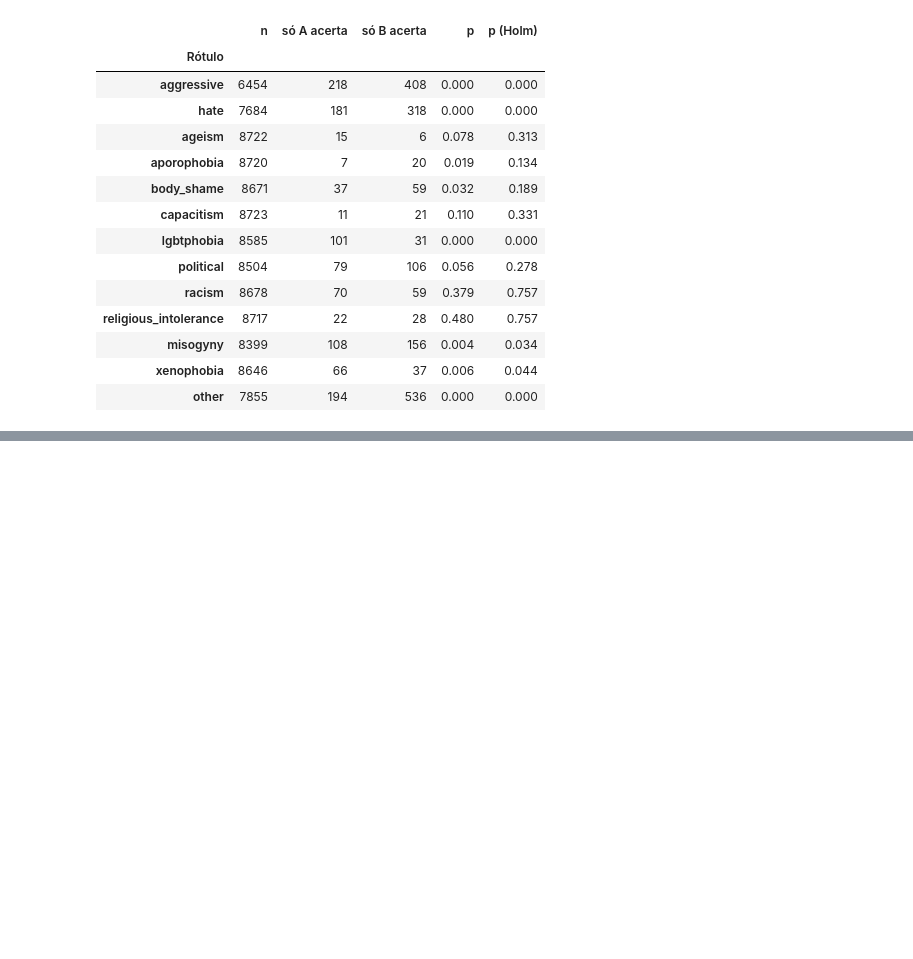
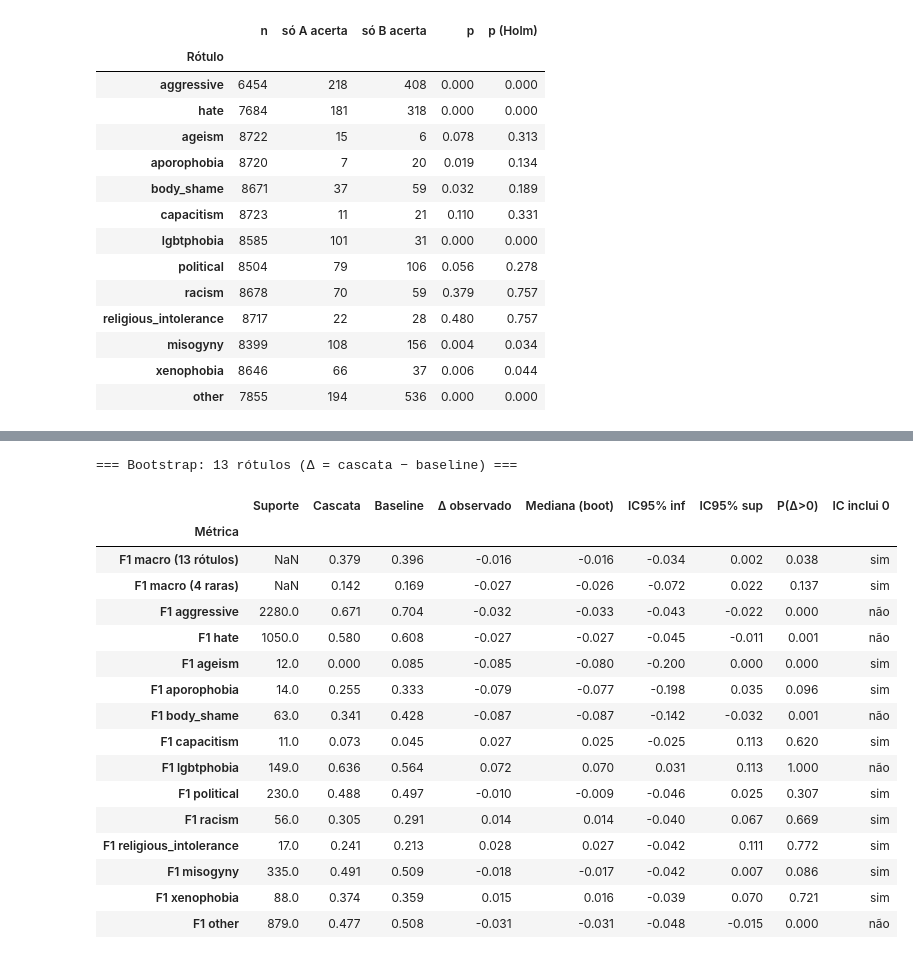
Before and after one commit to caio-bernardo/analise-crimesciberneticos, a Jupyter notebook: Notebooks/3_Simulacao_Oliveira.ipynb, the cells around one changed output, grey strips where cells are left out. Drawn from its saved outputs; the diff is of its cells as text; code cells hidden in the pictures; blank space fills up the shorter version.

Commit message:
feat: resultados do bootstrap + explicações para as células

```diff
--- a/Notebooks/3_Simulacao_Oliveira.ipynb
+++ b/Notebooks/3_Simulacao_Oliveira.ipynb
@@ -543,0 +632,54 @@ else:
+# %%
+# ---------- 13 rótulos (cascata ponta a ponta × baseline de estágio único) ----------
+print("=== Bootstrap: 13 rótulos (Δ = cascata − baseline) ===")
+if not TEM_CASCATA_13:
+    print("Cascata (13 rótulos) não encontrada: bootstrap multirrótulo ignorado.")
+elif 'y_pred_base' not in globals():
+    print("Rode antes a Parte C (baseline de 13 rótulos).")
+else:
+    n = len(Y_total)
+    W = pesos_bootstrap(n)
+    W1 = np.ones((1, n), dtype=np.float32)
+    idx_raras = [colunas_crimes.index(c) for c in RARAS]
+
+    f1_c, _  = f1_por_rotulo(Y_total, y_pred_casc, W)
+    f1_b, _  = f1_por_rotulo(Y_total, y_pred_base, W)
+    f1_c1, _ = f1_por_rotulo(Y_total, y_pred_casc, W1)
+    f1_b1, _ = f1_por_rotulo(Y_total, y_pred_base, W1)
+
+    # confere contra o sklearn (F1 por rótulo, estimativa observada)
+    assert np.allclose(f1_c1[0], f1_score(Y_total, y_pred_casc, average=None, zero_division=0), atol=1e-5)
+    assert np.allclose(f1_b1[0], f1_score(Y_total, y_pred_base, average=None, zero_division=0), atol=1e-5)
+
+    agregados = {'F1 macro (13 rótulos)': lambda f: f.mean(1),
+                 'F1 macro (4 raras)':    lambda f: f[:, idx_raras].mean(1)}
+    linhas = []
+    for nome, agg in agregados.items():
+        oc, ob = agg(f1_c1)[0], agg(f1_b1)[0]
+        linhas.append({'Métrica': nome, 'Suporte': np.nan, 'Cascata': oc, 'Baseline': ob,
+                       **resumo_diferenca(oc - ob, agg(f1_c) - agg(f1_b))})
+    for j, rotulo in enumerate(colunas_crimes):
+        linhas.append({'Métrica': f'F1 {rotulo}', 'Suporte': int(Y_total[:, j].sum()),
+                       'Cascata': f1_c1[0, j], 'Baseline': f1_b1[0, j],
+                       **resumo_diferenca(f1_c1[0, j] - f1_b1[0, j], f1_c[:, j] - f1_b[:, j])})
+    tab_boot_13 = pd.DataFrame(linhas).set_index('Métrica')
+    display(tab_boot_13.round(3))
+# %% [output]
+=== Bootstrap: 13 rótulos (Δ = cascata − baseline) ===
+|  | Suporte | Cascata | Baseline | Δ observado | Mediana (boot) | IC95% inf | IC95% sup | P(Δ>0) | IC inclui 0 |
+| Métrica |  |  |  |  |  |  |  |  |  |
+| F1 macro (13 rótulos) | NaN | 0.379 | 0.396 | -0.016 | -0.016 | -0.034 | 0.002 | 0.038 | sim |
+| F1 macro (4 raras) | NaN | 0.142 | 0.169 | -0.027 | -0.026 | -0.072 | 0.022 | 0.137 | sim |
+| F1 aggressive | 2280.0 | 0.671 | 0.704 | -0.032 | -0.033 | -0.043 | -0.022 | 0.000 | não |
+| F1 hate | 1050.0 | 0.580 | 0.608 | -0.027 | -0.027 | -0.045 | -0.011 | 0.001 | não |
+| F1 ageism | 12.0 | 0.000 | 0.085 | -0.085 | -0.080 | -0.200 | 0.000 | 0.000 | sim |
+| F1 aporophobia | 14.0 | 0.255 | 0.333 | -0.079 | -0.077 | -0.198 | 0.035 | 0.096 | sim |
+| F1 body_shame | 63.0 | 0.341 | 0.428 | -0.087 | -0.087 | -0.142 | -0.032 | 0.001 | não |
+| F1 capacitism | 11.0 | 0.073 | 0.045 | 0.027 | 0.025 | -0.025 | 0.113 | 0.620 | sim |
+| F1 lgbtphobia | 149.0 | 0.636 | 0.564 | 0.072 | 0.070 | 0.031 | 0.113 | 1.000 | não |
+| F1 political | 230.0 | 0.488 | 0.497 | -0.010 | -0.009 | -0.046 | 0.025 | 0.307 | sim |
+| F1 racism | 56.0 | 0.305 | 0.291 | 0.014 | 0.014 | -0.040 | 0.067 | 0.669 | sim |
+| F1 religious_intolerance | 17.0 | 0.241 | 0.213 | 0.028 | 0.027 | -0.042 | 0.111 | 0.772 | sim |
+| F1 misogyny | 335.0 | 0.491 | 0.509 | -0.018 | -0.017 | -0.042 | 0.007 | 0.086 | sim |
+| F1 xenophobia | 88.0 | 0.374 | 0.359 | 0.015 | 0.016 | -0.039 | 0.070 | 0.721 | sim |
+| F1 other | 879.0 | 0.477 | 0.508 | -0.031 | -0.031 | -0.048 | -0.015 | 0.000 | não |
```
Also changed, not shown: parts of 17 cells of this notebook.
